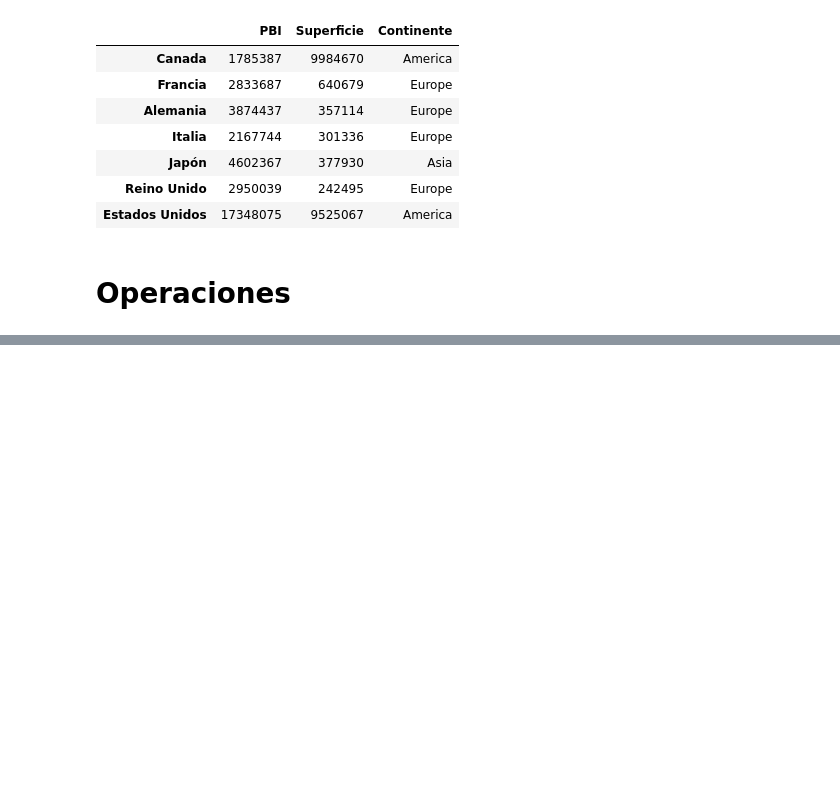
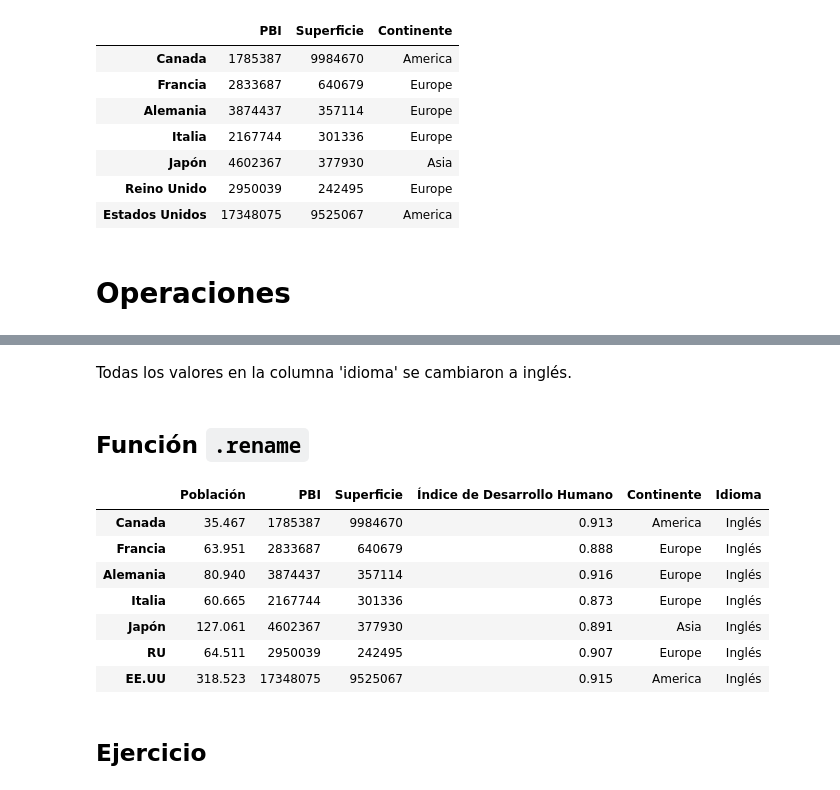
Before and after one commit to martinmalandra/freeCodeCamp-data-analysis-with-python-material, a Jupyter notebook: dataframes.ipynb, the cells around one changed output, grey strips where cells are left out. Drawn from its saved outputs; the diff is of its cells as text; code cells hidden in the pictures; blank space fills up the shorter version.

```diff
--- a/dataframes.ipynb
+++ b/dataframes.ipynb
@@ -129,0 +359,26 @@ df.drop(columns=['Población','IDH'])
+# %% [markdown]
+Todas los valores en la columna 'idioma' se cambiaron a inglés.
+# %% [markdown]
+## Función <code>.rename</code>
+# %%
+df.rename(
+    columns={
+        'IDH': 'Índice de Desarrollo Humano',
+        'Consumo anual de pororó':'CAP'
+    }, index={
+        'Estados Unidos':'EE.UU',
+        'Reino Unido': 'RU',
+        'Argentina': 'AR'
+    }
+)
+# %% [output]
+|  | Población | PBI | Superficie | Índice de Desarrollo Humano | Continente | Idioma |
+| Canada | 35.467 | 1785387 | 9984670 | 0.913 | America | Inglés |
+| Francia | 63.951 | 2833687 | 640679 | 0.888 | Europe | Inglés |
+| Alemania | 80.940 | 3874437 | 357114 | 0.916 | Europe | Inglés |
+| Italia | 60.665 | 2167744 | 301336 | 0.873 | Europe | Inglés |
+| Japón | 127.061 | 4602367 | 377930 | 0.891 | Asia | Inglés |
+| RU | 64.511 | 2950039 | 242495 | 0.907 | Europe | Inglés |
+| EE.UU | 318.523 | 17348075 | 9525067 | 0.915 | America | Inglés |
+# %% [markdown]
+## Ejercicio
```
Also changed, not shown: parts of 46 cells of this notebook.
